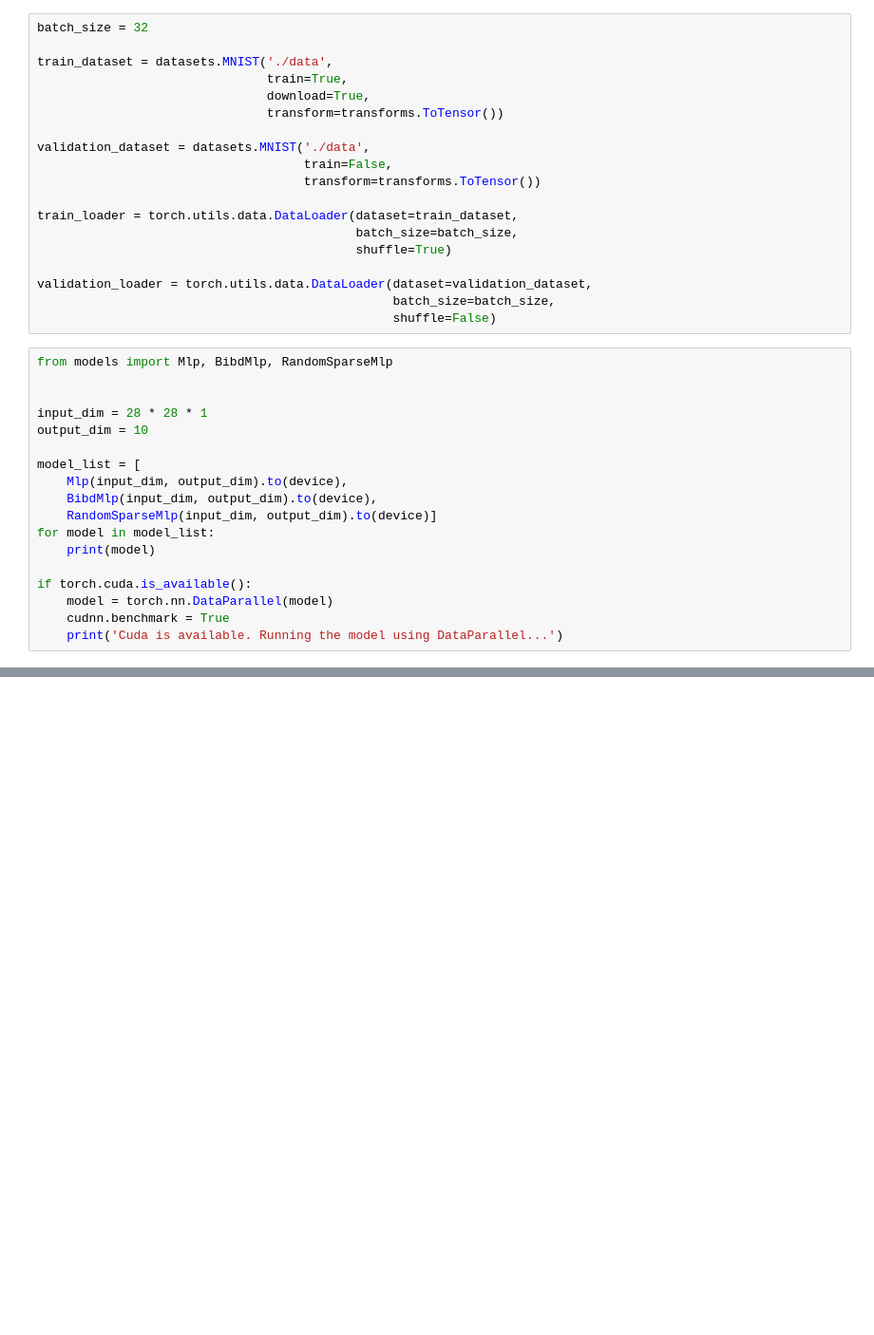
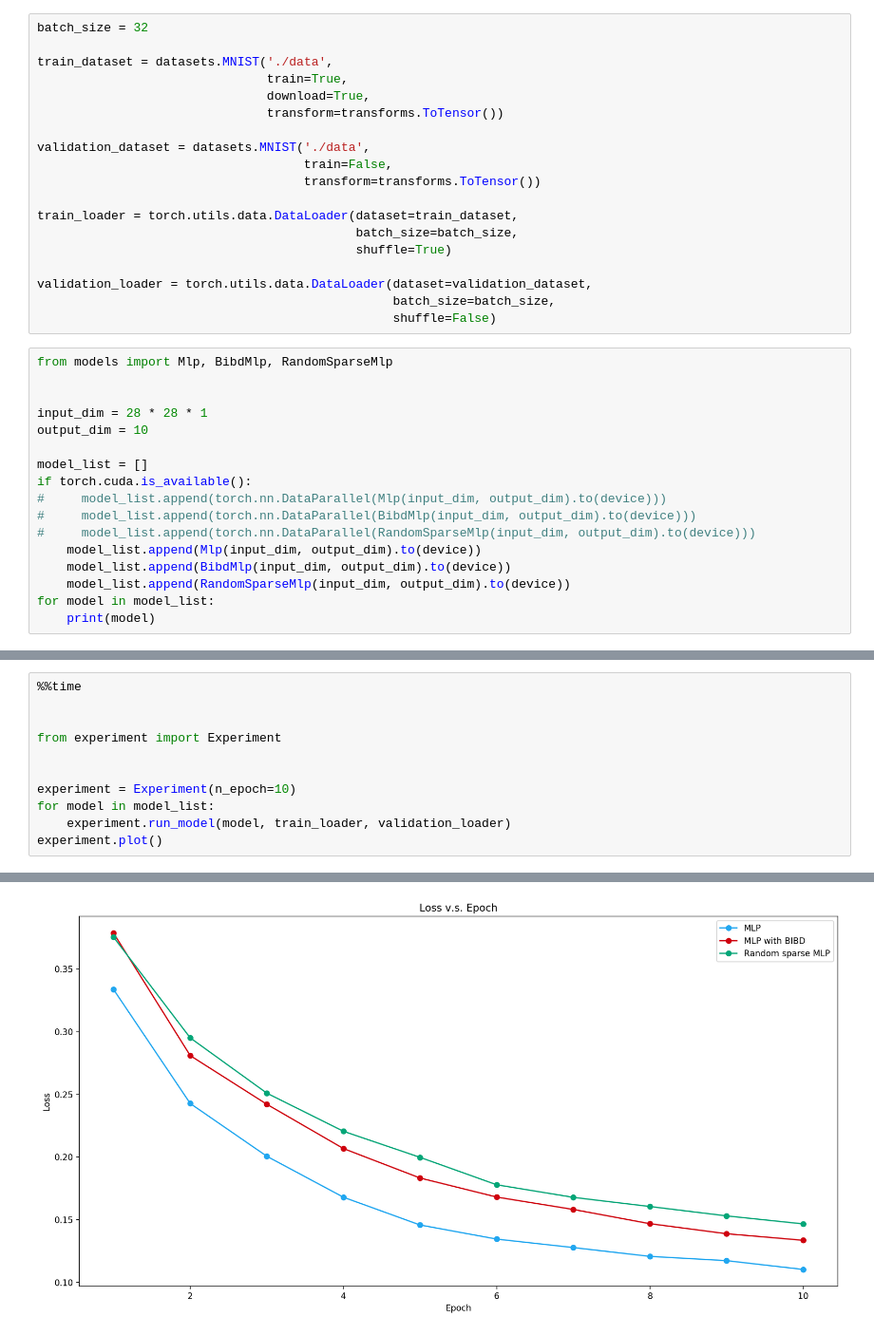
Before and after one commit to iid2019/iddl, a Jupyter notebook: mlp/mlp_bibd_experiments.ipynb, the cells around one changed output, grey strips where cells are left out. Shown: that part at 95% size. Saved outputs shown, nothing was run; the diff lists cells and outputs as text; blank space fills up the shorter version.

Commit message:
Encapsulates the experiment class and conducts the experiments.

```diff
--- a/mlp/mlp_bibd_experiments.ipynb
+++ b/mlp/mlp_bibd_experiments.ipynb
@@ -60,17 +56,16 @@ from models import Mlp, BibdMlp, RandomSparseMlp
 input_dim = 28 * 28 * 1
 output_dim = 10
 
-model_list = [
-    Mlp(input_dim, output_dim).to(device),
-    BibdMlp(input_dim, output_dim).to(device),
-    RandomSparseMlp(input_dim, output_dim).to(device)]
+model_list = []
+if torch.cuda.is_available():
+#     model_list.append(torch.nn.DataParallel(Mlp(input_dim, output_dim).to(device)))
+#     model_list.append(torch.nn.DataParallel(BibdMlp(input_dim, output_dim).to(device)))
+#     model_list.append(torch.nn.DataParallel(RandomSparseMlp(input_dim, output_dim).to(device)))
+    model_list.append(Mlp(input_dim, output_dim).to(device))
+    model_list.append(BibdMlp(input_dim, output_dim).to(device))
+    model_list.append(RandomSparseMlp(input_dim, output_dim).to(device))
 for model in model_list:
     print(model)
-
-if torch.cuda.is_available():
-    model = torch.nn.DataParallel(model)
-    cudnn.benchmark = True
-    print('Cuda is available. Running the model using DataParallel...')
 # %% [output]
 Mlp(
   (fc1): Linear(in_features=784, out_features=49, bias=True)
@@ -226,0 +88,12 @@ for i in range(len(model_list)):
+# %%
+%%time
+
+
+from experiment import Experiment
+
+
+experiment = Experiment(n_epoch=10)
+for model in model_list:
+    experiment.run_model(model, train_loader, validation_loader)
+experiment.plot()
+# %% [output]
@@ -226,0 +117 @@ for i in range(len(model_list)):
+[figure, added]
```
Also changed, not shown: parts of 8 cells of this notebook, 3 other files.
